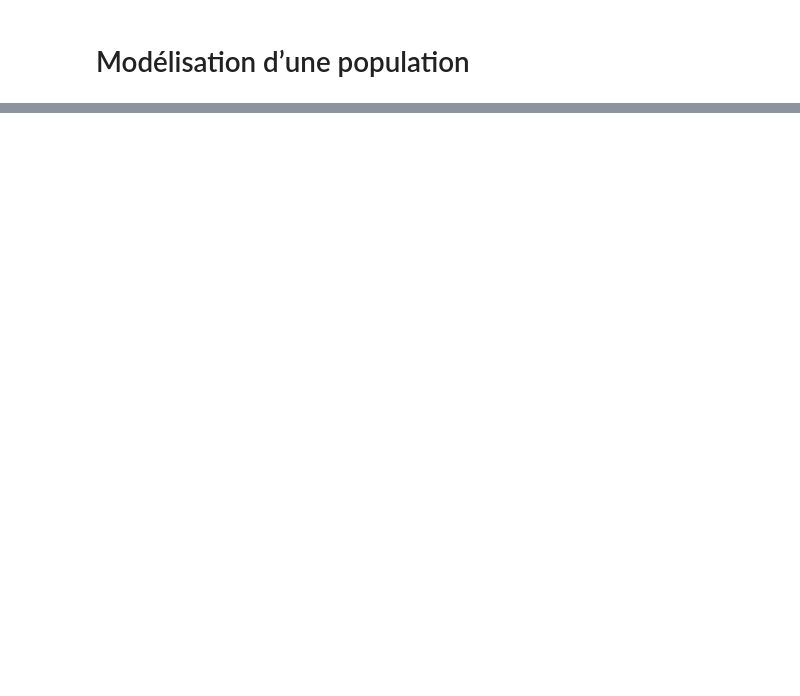
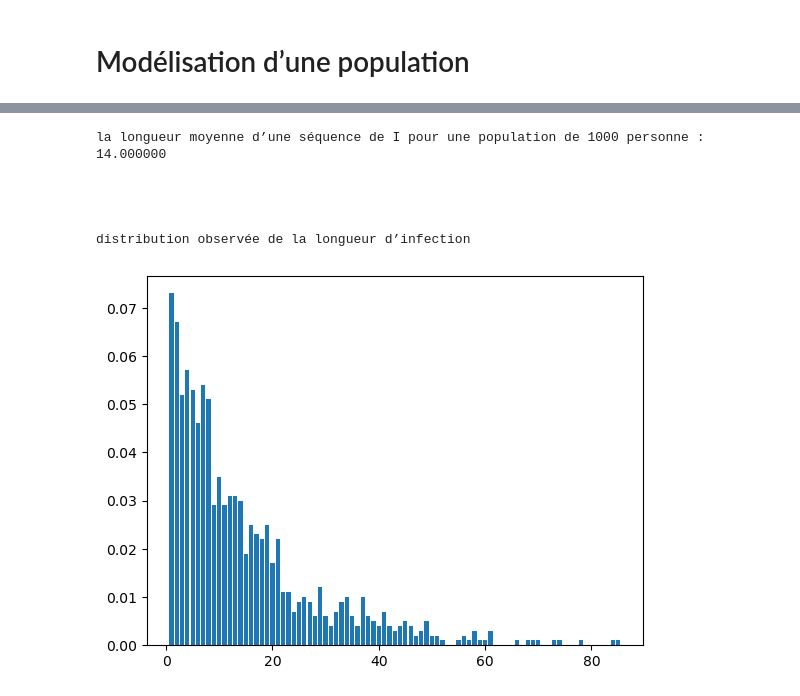
Before and after one commit to ZhouRUNLIN/LU3IN005-STAT-INFO, a Jupyter notebook: Projet3/projet3-IN005.ipynb, the cells around one changed output, grey strips where cells are left out. Cells and saved outputs as stored; diff of their text form; code cells hidden in the pictures; blank space fills up the shorter version.

```diff
--- a/Projet3/projet3-IN005.ipynb
+++ b/Projet3/projet3-IN005.ipynb
@@ -300,0 +346,16 @@ plt.show()
+# %%
+#test pour countInfection()
+print("la longueur moyenne d’une séquence de I pour une population de 1000 personne : {:f}".format(countInfectionPopulation(listePopulation3)))
+
+#test pout showInfectionHistogramme()
+print("\n\n\n")
+print("distribution observée de la longueur d’infection")
+showInfectionHistogramme(listePopulation3)
+# %% [output]
+la longueur moyenne d’une séquence de I pour une population de 1000 personne : 14.000000
+
+
+
+
+distribution observée de la longueur d’infection
+[figure, added]
```
Also changed, not shown: parts of 12 cells of this notebook, 1 other file.
